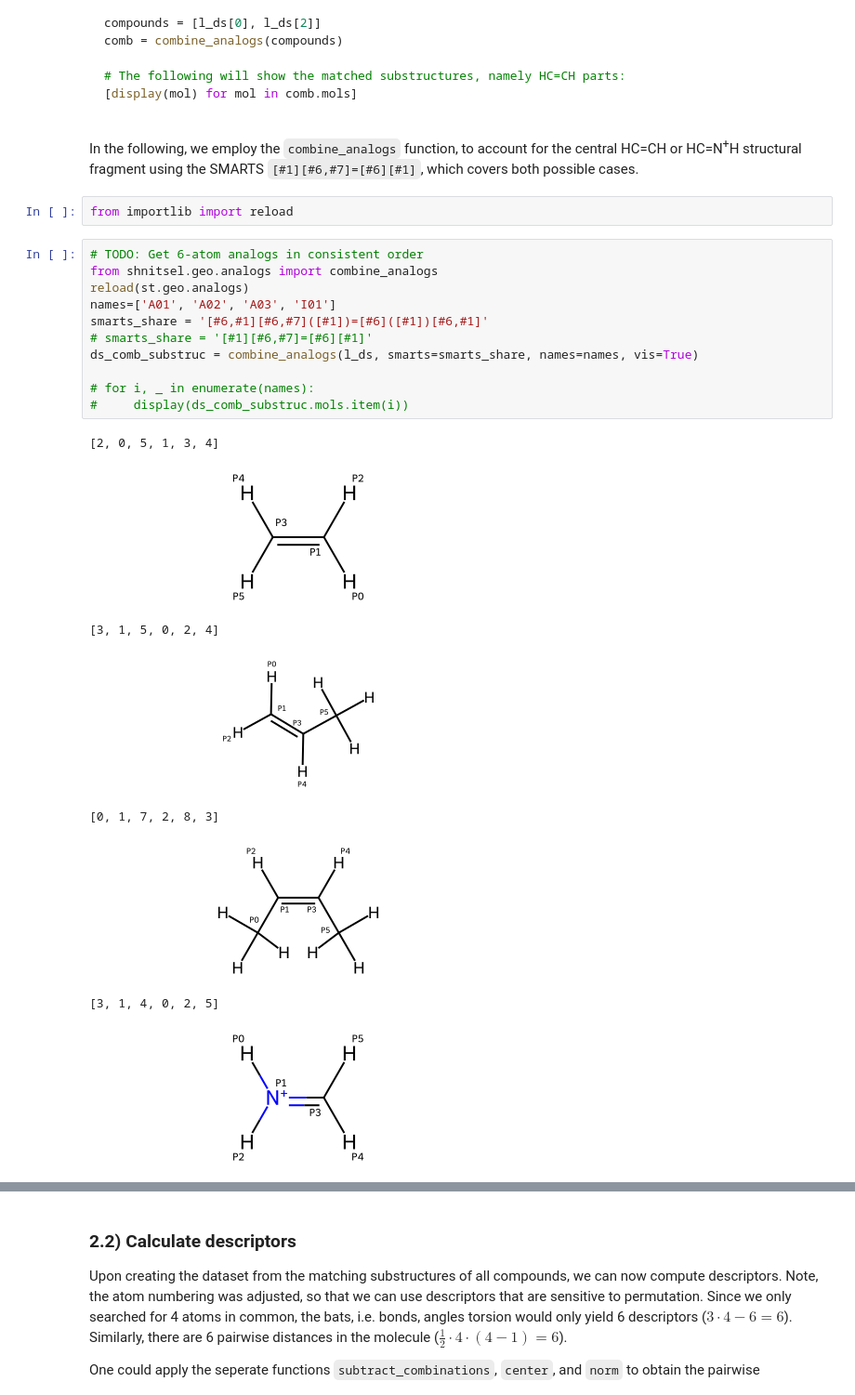
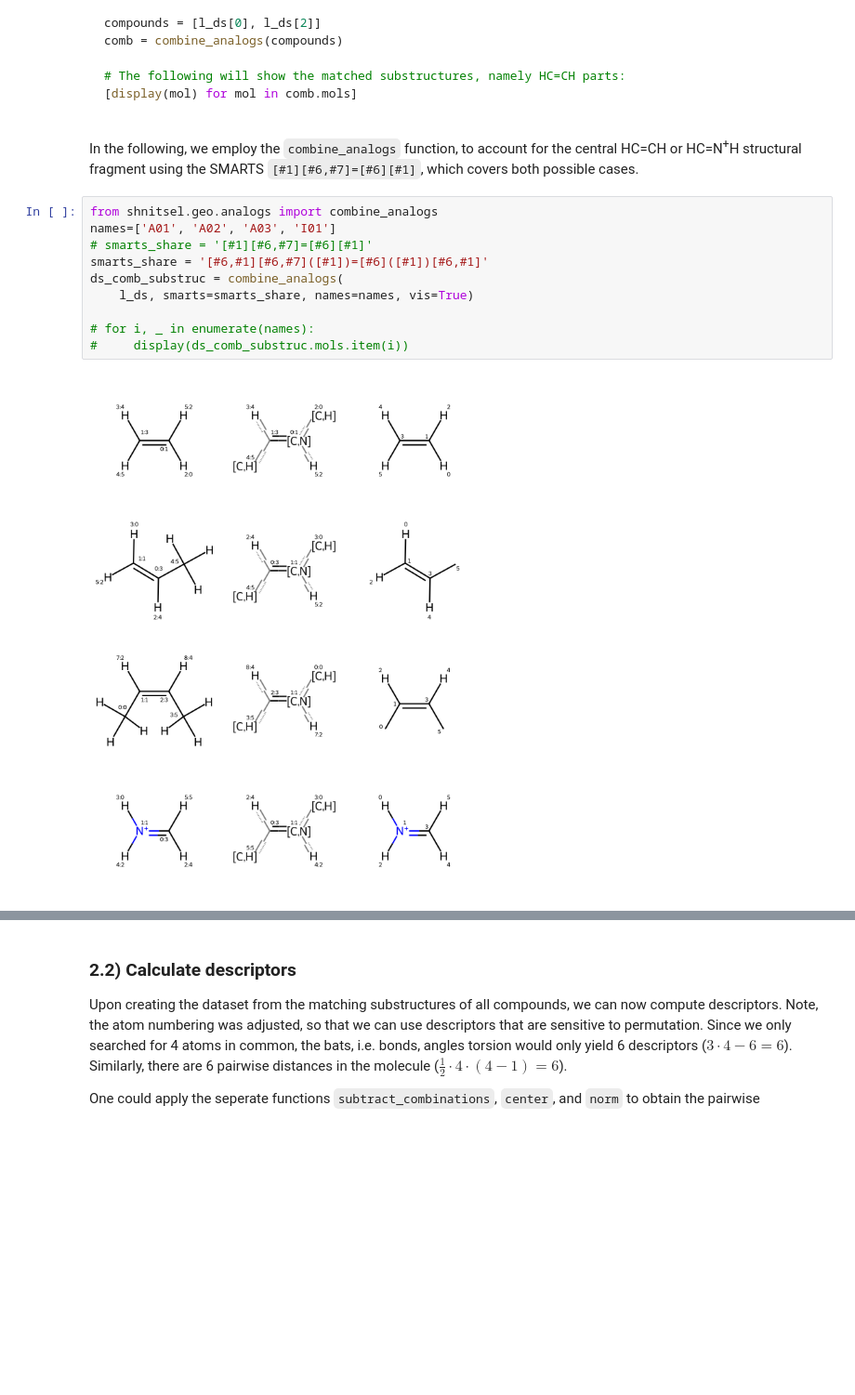
Before and after one commit to SHNITSEL/shnitsel-tools, a Jupyter notebook: tutorials/3_across_compounds.ipynb, the cells around one changed output, grey strips where cells are left out. Shown at 93% size. Saved outputs shown, nothing was run; the diff lists cells and outputs as text; folded sections open; blank space fills up the shorter version.

Commit message:
Run tutorial with 6-atom analogs

```diff
--- a/tutorials/3_across_compounds.ipynb
+++ b/tutorials/3_across_compounds.ipynb
@@ -90,25 +90,15 @@ comb = combine_analogs(compounds)
 <br>
 
 In the following, we employ the `combine_analogs` function, to account for the central HC=CH or HC=N<sup>+</sup>H structural fragment using the SMARTS `[#1][#6,#7]=[#6][#1]`, which covers both possible cases.
-# %%
-from importlib import reload
 # %%
-# TODO: Get 6-atom analogs in consistent order
 from shnitsel.geo.analogs import combine_analogs
-reload(st.geo.analogs)
 names=['A01', 'A02', 'A03', 'I01']
+# smarts_share = '[#1][#6,#7]=[#6][#1]'
 smarts_share = '[#6,#1][#6,#7]([#1])=[#6]([#1])[#6,#1]'
-# smarts_share = '[#1][#6,#7]=[#6][#1]'
-ds_comb_substruc = combine_analogs(l_ds, smarts=smarts_share, names=names, vis=True)
+ds_comb_substruc = combine_analogs(
+    l_ds, smarts=smarts_share, names=names, vis=True)
 
 # for i, _ in enumerate(names):
 #     display(ds_comb_substruc.mols.item(i))
 # %% [output]
-[2, 0, 5, 1, 3, 4]
-[figure, old version]
+[figure, new version]
-[3, 1, 5, 0, 2, 4]
-[figure, removed]
-[0, 1, 7, 2, 8, 3]
-[figure, removed]
-[3, 1, 4, 0, 2, 5]
-[figure, removed]
```
Also changed, not shown: parts of 8 cells of this notebook.
